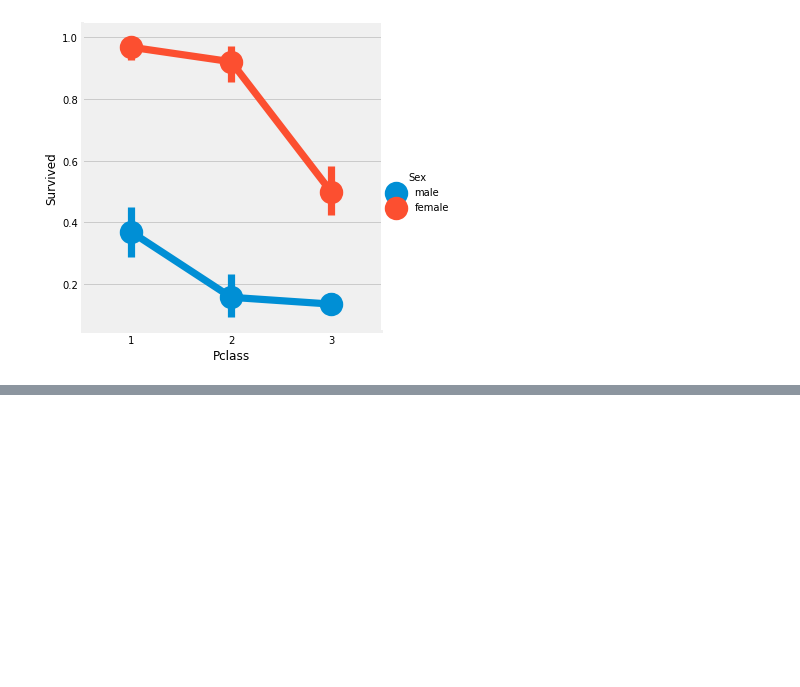
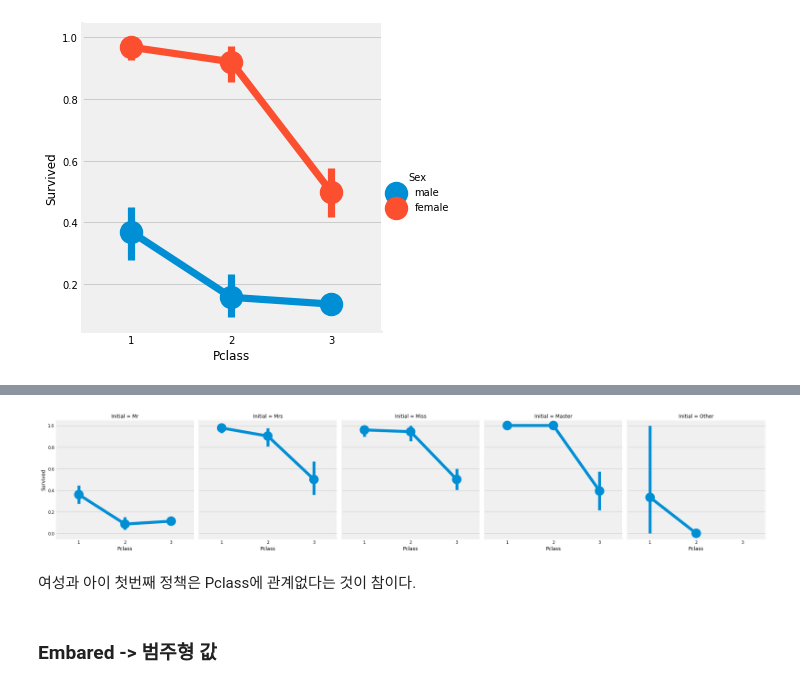
Before and after one commit to shwldus3/data-analysis-practice, a Jupyter notebook: 01_titanic.ipynb, the cells around one changed output, grey strips where cells are left out. Saved outputs shown, nothing was run; the diff lists cells and outputs as text; code cells hidden in the pictures; blank space fills up the shorter version.

```diff
--- a/01_titanic.ipynb
+++ b/01_titanic.ipynb
@@ -212,0 +316,9 @@ CrossTab과 FactorPlot을 보면 Pclass 1 여성에 대한 생존율이 약 95-9
+# %%
+sns.factorplot('Pclass', 'Survived', col='Initial', data=data)
+plt.show()
+# %% [output]
+[figure, added]
+# %% [markdown]
+여성과 아이 첫번째 정책은 Pclass에 관계없다는 것이 참이다.
+# %% [markdown]
+### Embared -> 범주형 값
```
Also changed, not shown: parts of 15 cells of this notebook.
